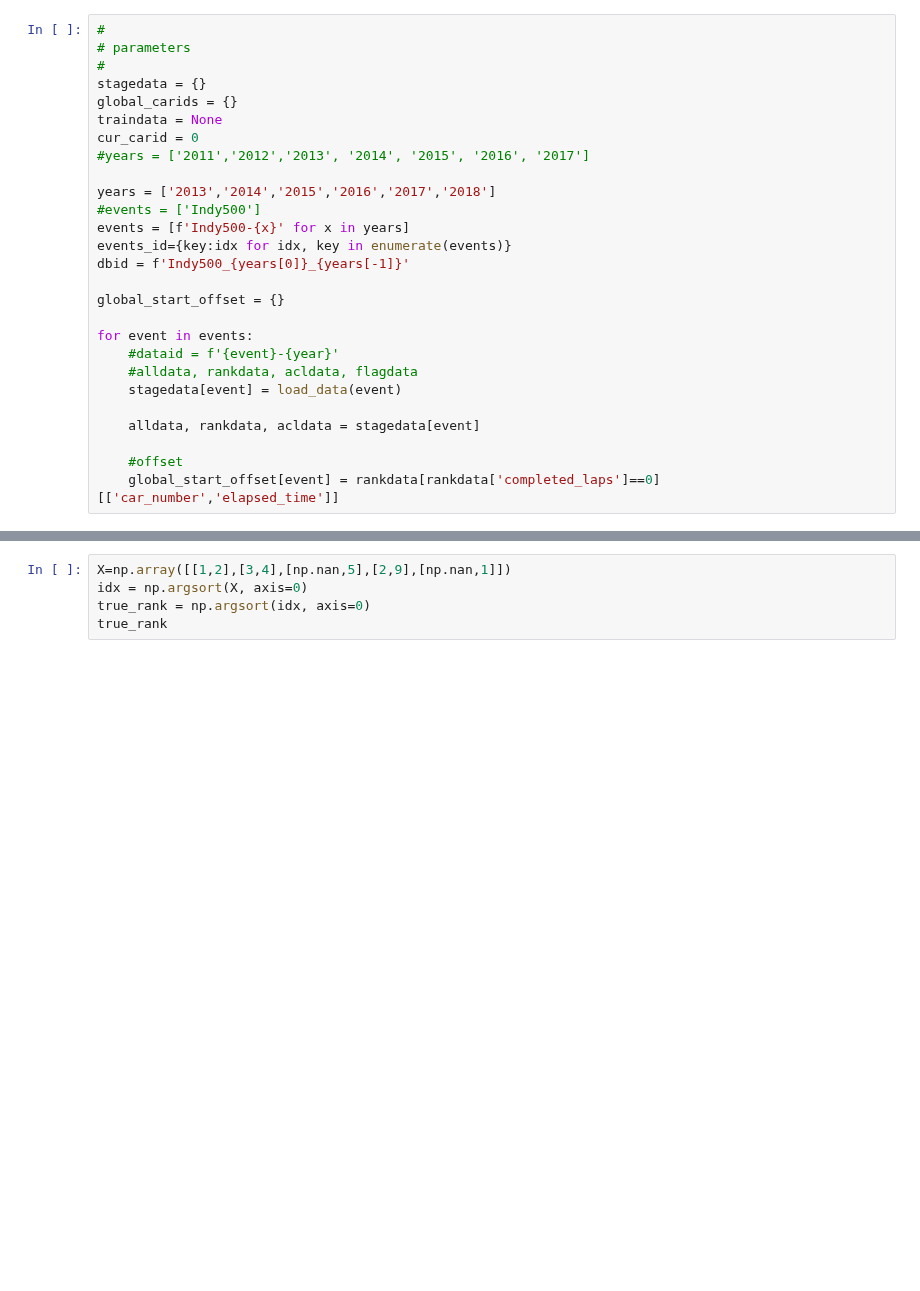
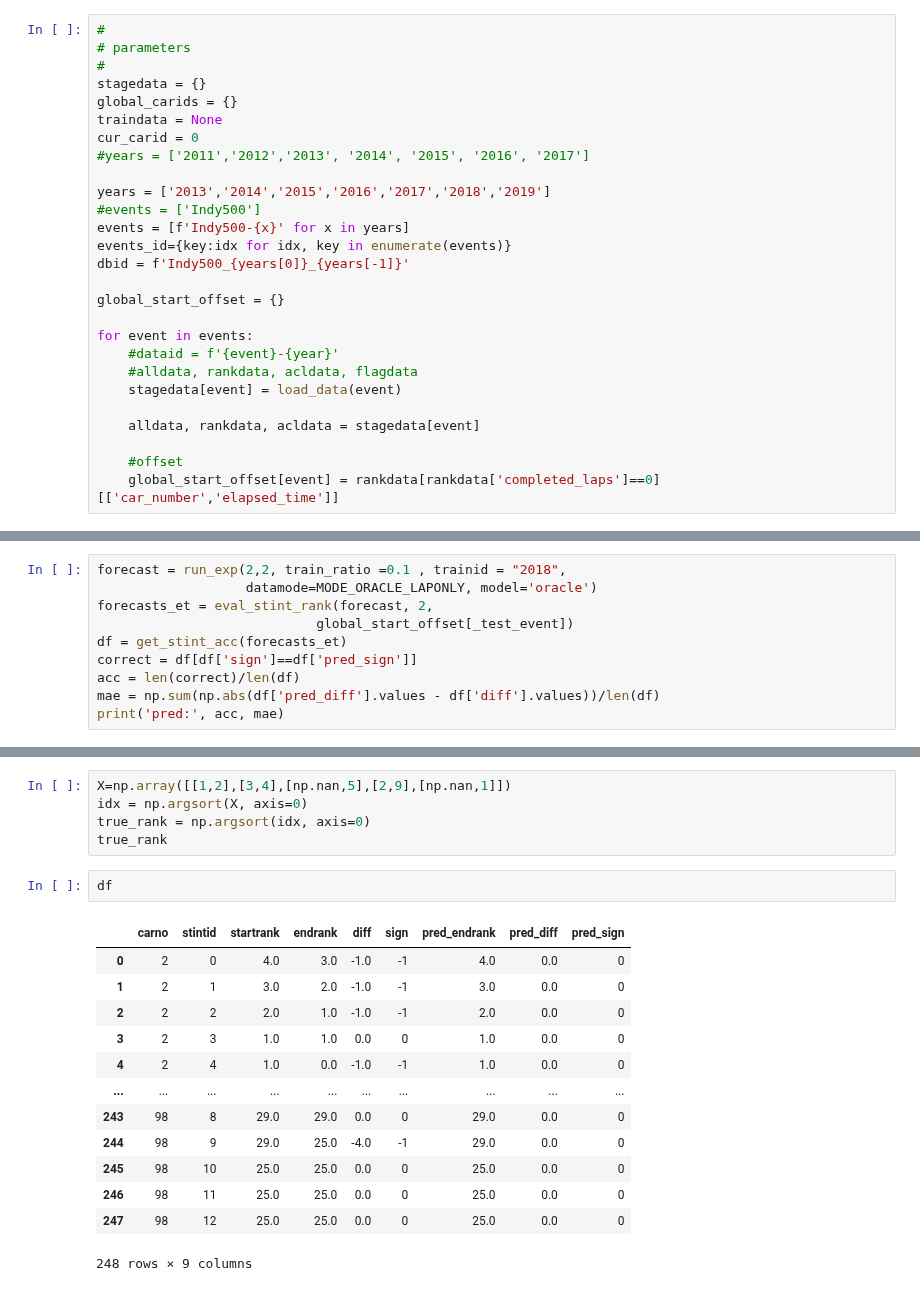
Before and after one commit to DSC-SPIDAL/rankpredictor, a Jupyter notebook: run/14.StatusModelII/notebook/longterm-predictor.ipynb, the cells around one changed output, grey strips where cells are left out. Saved outputs shown, nothing was run; the diff lists cells and outputs as text; blank space fills up the shorter version.

```diff
--- a/run/14.StatusModelII/notebook/longterm-predictor.ipynb
+++ b/run/14.StatusModelII/notebook/longterm-predictor.ipynb
@@ -2020,7 +2093,7 @@ traindata = None
 cur_carid = 0
 #years = ['2011','2012','2013', '2014', '2015', '2016', '2017']
 
-years = ['2013','2014','2015','2016','2017','2018']
+years = ['2013','2014','2015','2016','2017','2018','2019']
 #events = ['Indy500']
 events = [f'Indy500-{x}' for x in years]
 events_id={key:idx for idx, key in enumerate(events)}
@@ -2242,3 +2317,13 @@ dfacc.to_csv(acc_output, float_format='%.3f')
+# %%
+forecast = run_exp(2,2, train_ratio =0.1 , trainid = "2018",
+                   datamode=MODE_ORACLE_LAPONLY, model='oracle')
+forecasts_et = eval_stint_rank(forecast, 2,
+                            global_start_offset[_test_event])
+df = get_stint_acc(forecasts_et)
+correct = df[df['sign']==df['pred_sign']]
+acc = len(correct)/len(df)
+mae = np.sum(np.abs(df['pred_diff'].values - df['diff'].values))/len(df)
+print('pred:', acc, mae)
 # %%
 sys.exit(0)
 # %% [markdown]
@@ -2251,3 +2336,19 @@ X=np.array([[1,2],[3,4],[np.nan,5],[2,9],[np.nan,1]])
 idx = np.argsort(X, axis=0)
 true_rank = np.argsort(idx, axis=0)
 true_rank
+# %%
+df
+# %% [output]
+|  | carno | stintid | startrank | endrank | diff | sign | pred_endrank | pred_diff | pred_sign |
+| 0 | 2 | 0 | 4.0 | 3.0 | -1.0 | -1 | 4.0 | 0.0 | 0 |
+| 1 | 2 | 1 | 3.0 | 2.0 | -1.0 | -1 | 3.0 | 0.0 | 0 |
+| 2 | 2 | 2 | 2.0 | 1.0 | -1.0 | -1 | 2.0 | 0.0 | 0 |
+| 3 | 2 | 3 | 1.0 | 1.0 | 0.0 | 0 | 1.0 | 0.0 | 0 |
+| 4 | 2 | 4 | 1.0 | 0.0 | -1.0 | -1 | 1.0 | 0.0 | 0 |
+| ... | ... | ... | ... | ... | ... | ... | ... | ... | ... |
+| 243 | 98 | 8 | 29.0 | 29.0 | 0.0 | 0 | 29.0 | 0.0 | 0 |
+| 244 | 98 | 9 | 29.0 | 25.0 | -4.0 | -1 | 29.0 | 0.0 | 0 |
+| 245 | 98 | 10 | 25.0 | 25.0 | 0.0 | 0 | 25.0 | 0.0 | 0 |
+| 246 | 98 | 11 | 25.0 | 25.0 | 0.0 | 0 | 25.0 | 0.0 | 0 |
+| 247 | 98 | 12 | 25.0 | 25.0 | 0.0 | 0 | 25.0 | 0.0 | 0 |
+248 rows × 9 columns
```
Also changed, not shown: parts of 31 cells of this notebook, 21 other files.
